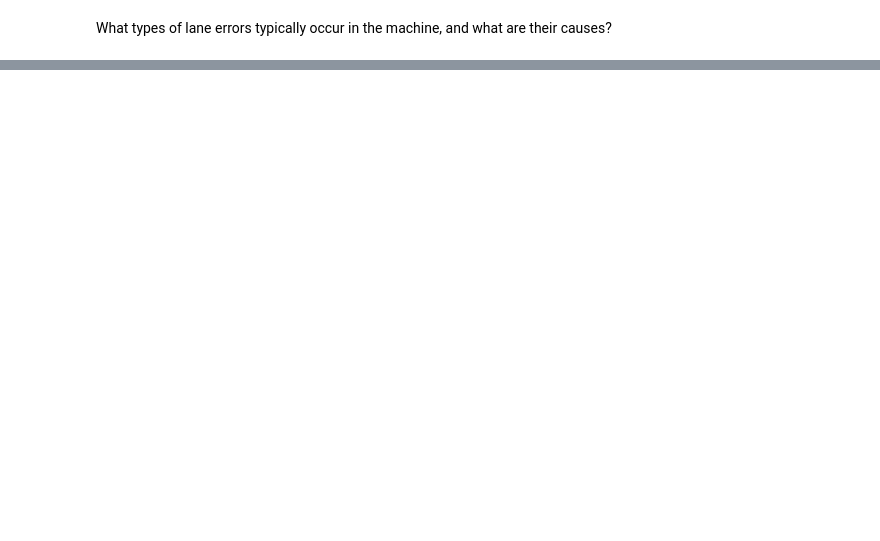
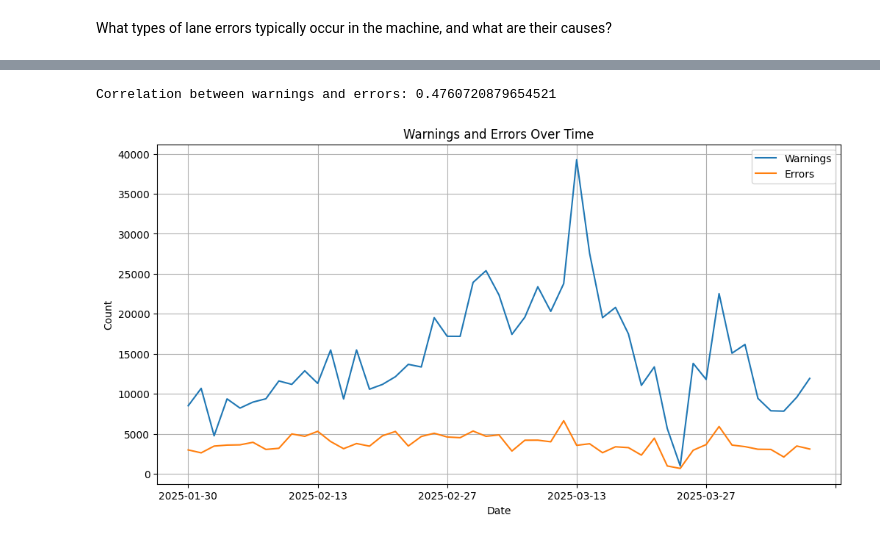
Before and after one commit to AcidSudo/Sanovo_19052025, a Jupyter notebook: EDA_types_of_errors.ipynb, the cells around one changed output, grey strips where cells are left out. Cells and saved outputs as stored; diff of their text form; code cells hidden in the pictures; blank space fills up the shorter version.

Commit message:
96 corr

```diff
--- a/EDA_types_of_errors.ipynb
+++ b/EDA_types_of_errors.ipynb
@@ -33,0 +71,27 @@ plt.show()
+# %%
+# Filter warnings (MerType 22) and errors (MerType 21)
+warnings = df[df['MerType'] == 22]
+errors = df[df['MerType'] == 21]
+
+# Group warnings and errors by date
+warnings_grouped = warnings.groupby('MerDateDay').size().rename('Warnings')
+errors_grouped = errors.groupby('MerDateDay').size().rename('Errors')
+
+# Combine warnings and errors into a single DataFrame
+warnings_errors = pd.concat([warnings_grouped, errors_grouped], axis=1).fillna(0)
+
+# Calculate correlation between warnings and errors
+correlation = warnings_errors['Warnings'].corr(warnings_errors['Errors'])
+print(f"Correlation between warnings and errors: {correlation}")
+
+# Plot warnings and errors over time
+warnings_errors.plot(figsize=(12, 6))
+plt.title('Warnings and Errors Over Time')
+plt.xlabel('Date')
+plt.ylabel('Count')
+plt.legend(['Warnings', 'Errors'])
+plt.grid()
+plt.show()
+# %% [output]
+Correlation between warnings and errors: 0.4760720879654521
+[figure, added]
```
Also changed, not shown: parts of 8 cells of this notebook, 4 other files.
